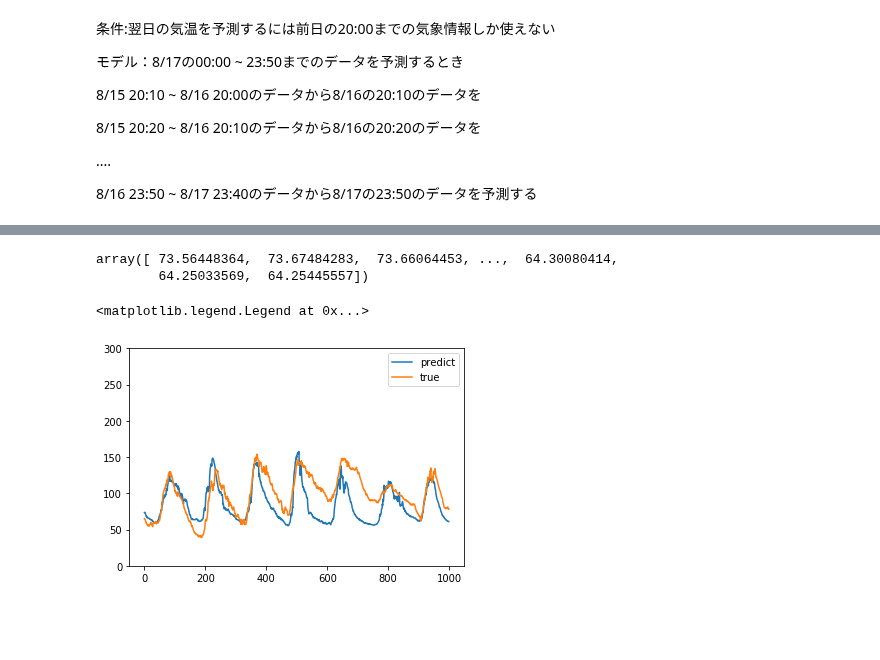
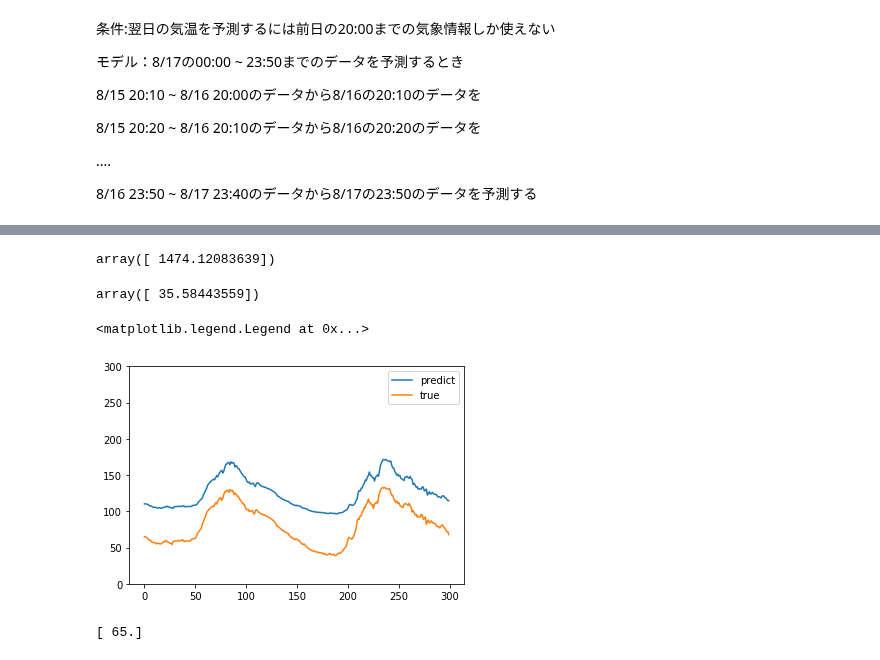
Before and after one commit to gciteam6/predict_amd, a Jupyter notebook: predict_tp.ipynb, the cells around one changed output, grey strips where cells are left out. Drawn from its saved outputs; the diff is of its cells as text; code cells hidden in the pictures; blank space fills up the shorter version.

```diff
--- a/predict_tp.ipynb
+++ b/predict_tp.ipynb
@@ -123,7 +138,7 @@ amd_data['max_tp'] = amd_data['max_tp'].fillna(method='bfill')
 # 144ステップ分のデータで次ステップを予測する
 train_x_s_idx = amd_data[amd_data['datetime'] == pd.to_datetime('2012-01-01 00:10')].index[0]
 train_x_e_idx = amd_data[amd_data['datetime'] == pd.to_datetime('2015-12-31 23:40')].index[0]
-train_y_s_idx = train_x_startID + chunk_size
+train_y_s_idx = train_x_s_idx + chunk_size
 train_y_e_idx = amd_data[amd_data['datetime'] == pd.to_datetime('2015-12-31 23:50')].index[0]
 
 output_tp = amd_data[['max_tp']][train_y_s_idx:train_y_e_idx+1]
@@ -317,10 +332,10 @@ class simpleLSTM:
                         summary_writer.add_summary(summary_str, epoch)
 
                     datas = sess.run(weights)
-                    saver.save(sess, "./data/model_"+str(target_place)+"/" + str(self.model_name) + ".ckpt")
+                    saver.save(sess,  "./data/" + str(self.model_name) + "/" + str(self.model_name) + ".ckpt")
 
                 datas = sess.run(weights)
-                saver.save(sess, "./data/model_"+str(target_place)+ "/" + str(self.model_name) + ".ckpt")
+                saver.save(sess, "./data/" + str(self.model_name) + "/" + str(self.model_name) + ".ckpt")
 
     def predict(self, X_predict, model_name = "test_model"):
         '''
@@ -342,7 +357,7 @@ class simpleLSTM:
         with tf.Session() as sess:
             # 保存したモデルをロード
             saver = tf.train.Saver()
-            saver.restore(sess, "./data/model_"+str(target_place)+ "/" + str(self.model_name) + ".ckpt")
+            saver.restore(sess,  "./data/" + str(self.model_name) + "/" + str(self.model_name) + ".ckpt")
 
             # ロードしたモデルを使って予測結果を計算
             expected_output = sess.run([prediction], feed_dict=pre_dict)
@@ -351,5 +366,3 @@ class simpleLSTM:
         return expected_output
 # %%
 tp_lstm = simpleLSTM(X, Y, model_name = model_name)
-# %%
-tp_lstm.train()
@@ -360,14 +371,14 @@ ValueError: Parent directory of ./data/model_2/model_2.ckpt doesn't exist, can't
 # %%
 batch_size = 10000
-n_batch = len(X[0:10000]) // batch_size
+n_batch = len(test_input_list) // batch_size
 processed_predict = np.array([])
 for i in range(n_batch+1):
     s_idx = i * batch_size
     e_idx = (i+1) * batch_size
-    if e_idx > len(X[0:10000]):
-        e_idx = len(X[0:10000])
+    if e_idx > len(test_input_list):
+        e_idx = len(test_input_list)
     print("---- predict " + str(s_idx) + " ~ " + str(e_idx)+ " ----")
-    predict = tp_lstm.predict(X[s_idx:e_idx], model_name)
+    predict = tp_lstm.predict(test_input_list[s_idx:e_idx], model_name)
     predict = np.array(predict).reshape(len(predict[0]))
     tmp_predict = denormalize_array(predict, output_min, output_max)
     processed_predict = np.r_[processed_predict, tmp_predict]
@@ -379,13 +400,20 @@ WARNING:tensorflow:<tensorflow.contrib.rnn.python.ops.core_rnn_cell_impl.BasicLS
-# %%
-processed_predict
-# %% [output]
-array([ 73.56448364,  73.67484283,  73.66064453, ...,  64.30080414,
-        64.25033569,  64.25445557])
+# %%
+calc_mse(processed_predict, np.array(test_output_tp))
+# %% [output]
+array([ 1474.12083639])
+# %%
+calc_mae(processed_predict, np.array(test_output_tp))
+# %% [output]
+array([ 35.58443559])
 # %%
-plt.plot(processed_predict[0:1000], label = "predict")
-plt.plot(np.array(test_output_tp)[0:1000], label = "true")
+plt.plot(processed_predict[0:300], label = "predict")
+plt.plot(np.array(test_output_tp)[0:300], label = "true")
 plt.ylim(0, 300)
 plt.legend()
 # %% [output]
 <matplotlib.legend.Legend at 0x...>
-[figure, old version]
+[figure, new version]
+# %%
+print(np.array(test_output_tp)[0:10])
+# %% [output]
+[ 65.]
```
Also changed, not shown: parts of 7 cells of this notebook, 6 other files.
